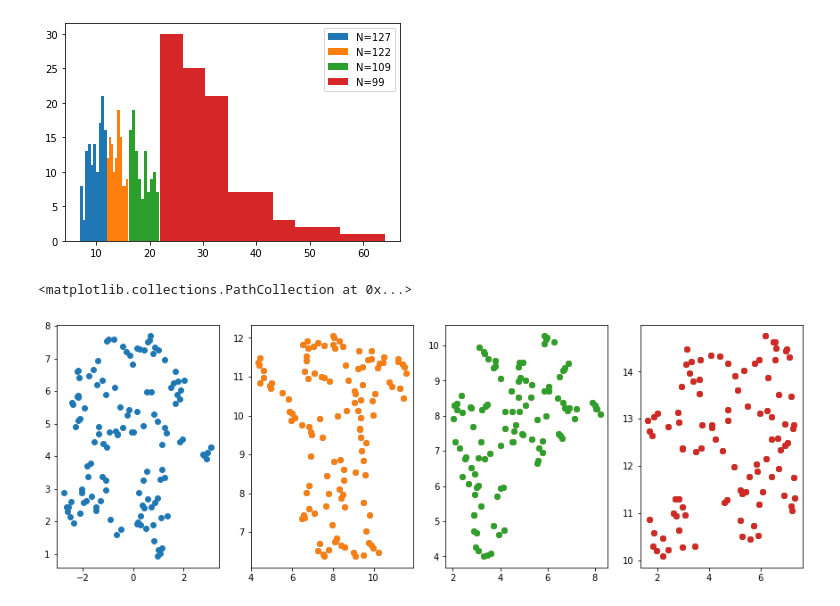
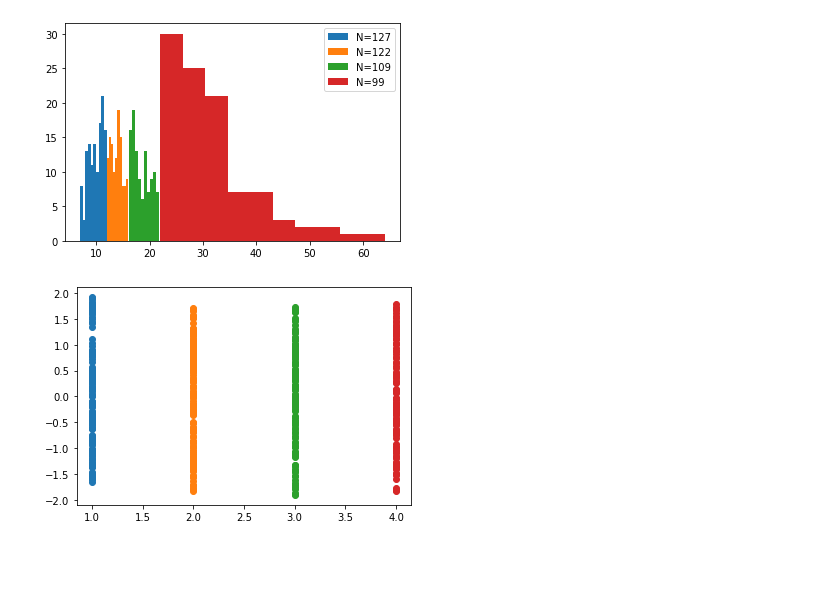
Before and after one commit to Aglinskas/BC-MRI-AE, a Jupyter notebook: Colab Notebooks/00-reviews-age-UMAPs.ipynb, the cells around one changed output. Saved outputs shown, nothing was run; the diff lists cells and outputs as text; code cells hidden in the pictures; blank space fills up the shorter version.

```diff
--- a/Colab Notebooks/00-reviews-age-UMAPs.ipynb
+++ b/Colab Notebooks/00-reviews-age-UMAPs.ipynb
@@ -96,29 +100,18 @@ plt.legend([f'N={group.sum()}' for group in [ag1,ag2,ag3,ag4]])
 <matplotlib.legend.Legend at 0x...>
 [figure]
 # %%
-map_ag1 = umap.UMAP(n_neighbors=5, random_state=42).fit(embed['embedding_sl'][ag1,:])
-map_ag2 = umap.UMAP(n_neighbors=5, random_state=42).fit(embed['embedding_sl'][ag2,:])
-map_ag3 = umap.UMAP(n_neighbors=5, random_state=42).fit(embed['embedding_sl'][ag3,:])
-map_ag4 = umap.UMAP(n_neighbors=5, random_state=42).fit(embed['embedding_sl'][ag4,:])
+n_components = 1
+n_neighbors = 5
+map_ag1 = umap.UMAP(n_components=n_components,n_neighbors=n_neighbors, random_state=42).fit(embed['embedding_sl'][ag1,:])
+map_ag2 = umap.UMAP(n_components=n_components,n_neighbors=n_neighbors, random_state=42).fit(embed['embedding_sl'][ag2,:])
+map_ag3 = umap.UMAP(n_components=n_components,n_neighbors=n_neighbors, random_state=42).fit(embed['embedding_sl'][ag3,:])
+map_ag4 = umap.UMAP(n_components=n_components,n_neighbors=n_neighbors, random_state=42).fit(embed['embedding_sl'][ag4,:])
-# %%
-plt.figure(figsize=(15,5))
-plt.subplot(1,4,1)
-plt.scatter(map_ag1.embedding_[:,0],map_ag1.embedding_[:,1])
-
-plt.subplot(1,4,2)
-plt.scatter(map_ag2.embedding_[:,0],map_ag2.embedding_[:,1])
-plt.scatter(map_ag2.embedding_[:,0],map_ag2.embedding_[:,1])
-
-plt.subplot(1,4,3)
-plt.scatter(map_ag3.embedding_[:,0],map_ag3.embedding_[:,1])
-plt.scatter(map_ag3.embedding_[:,0],map_ag3.embedding_[:,1])
-plt.scatter(map_ag3.embedding_[:,0],map_ag3.embedding_[:,1])
-
-plt.subplot(1,4,4)
-plt.scatter(map_ag4.embedding_[:,0],map_ag4.embedding_[:,1])
-plt.scatter(map_ag4.embedding_[:,0],map_ag4.embedding_[:,1])
-plt.scatter(map_ag4.embedding_[:,0],map_ag4.embedding_[:,1])
-plt.scatter(map_ag4.embedding_[:,0],map_ag4.embedding_[:,1])
-# %% [output]
-<matplotlib.collections.PathCollection at 0x...>
-[figure, removed]
+# %%
+mats = [map_ag1,map_ag2,map_ag3,map_ag4]
+# %%
+import scipy
+for idx,mat in enumerate(mats):
+    #plt.scatter(np.zeros(mat.embedding_.shape)+idx+1,mat.embedding_-mat.embedding_.mean())
+    plt.scatter(np.zeros(mat.embedding_.shape)+idx+1,scipy.stats.zscore(mat.embedding_))
+# %% [output]
+[figure, added]
```
Also changed, not shown: parts of 5 cells of this notebook.
